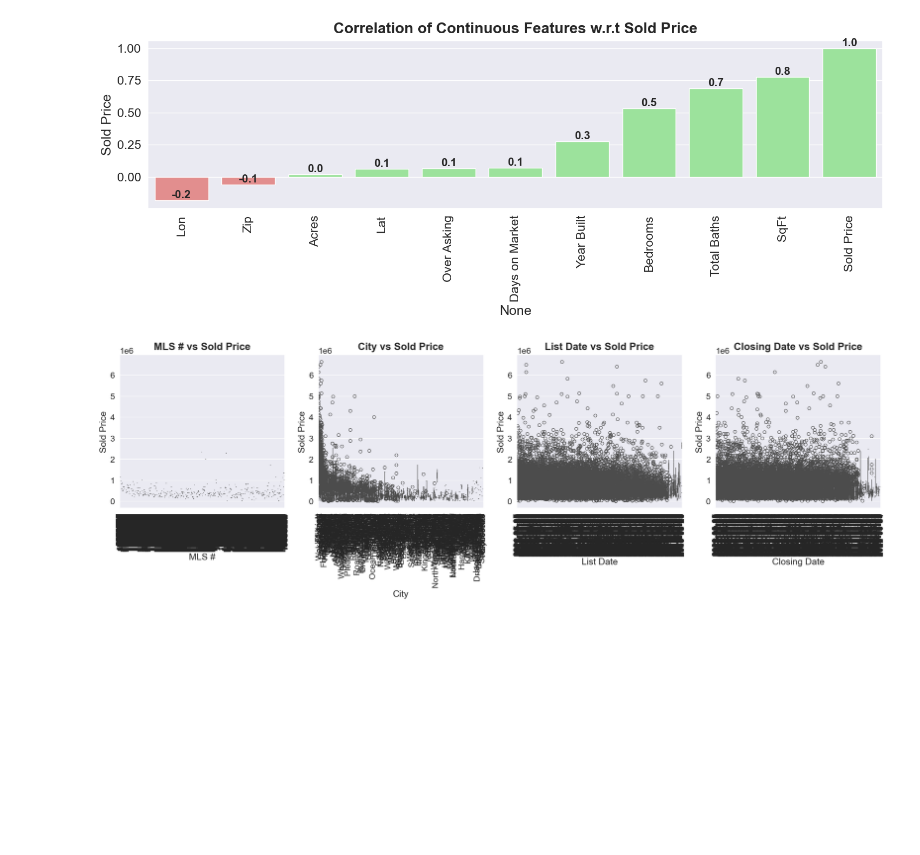
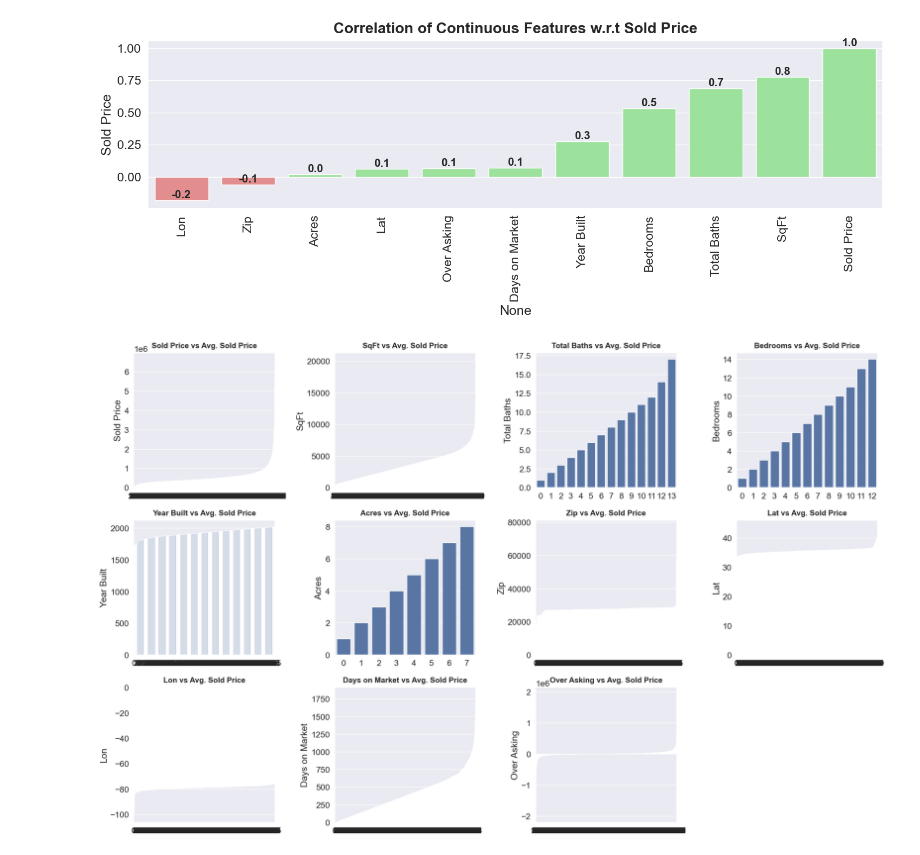
Before and after one commit to drlphysics/Real_Estate_ML_Project, a Jupyter notebook: mls_sfr_data_revist.ipynb, the cells around one changed output. Saved outputs shown, nothing was run; the diff lists cells and outputs as text; code cells hidden in the pictures; blank space fills up the shorter version.

```diff
--- a/mls_sfr_data_revist.ipynb
+++ b/mls_sfr_data_revist.ipynb
@@ -101,13 +99,10 @@ features_list = df.select_dtypes(include="object").columns.tolist()
 # %%
-def boxplot(features_list):
-    plt.figure(figsize=(22,12))
-    for index,column in enumerate(features_list):
-        plt.subplot(2,4,index+1)
-        sns.boxplot(x=column, y="Sold Price", data=df)
-        plt.title(f"{column} vs Sold Price",fontweight="black",pad=10,size=20)
-        plt.xticks(rotation=90)
-        plt.tight_layout()
+plt.figure(figsize=(22,14))
+for index,column in enumerate(features):
+    data = df.groupby(column)["Sold Price"].mean()
+    plt.subplot(3,4,index+1)
+    sns.barplot(data.index)
+    plt.title(f"{column} vs Avg. Sold Price",fontweight="black",size=15,pad=10)
+    plt.tight_layout()
+# %% [output]
+[figure, added]
-# %%
-boxplot(features_list[0:5])
-# %% [output]
-[figure, removed]
```
Also changed, not shown: parts of 2 cells of this notebook, 5 other files.
